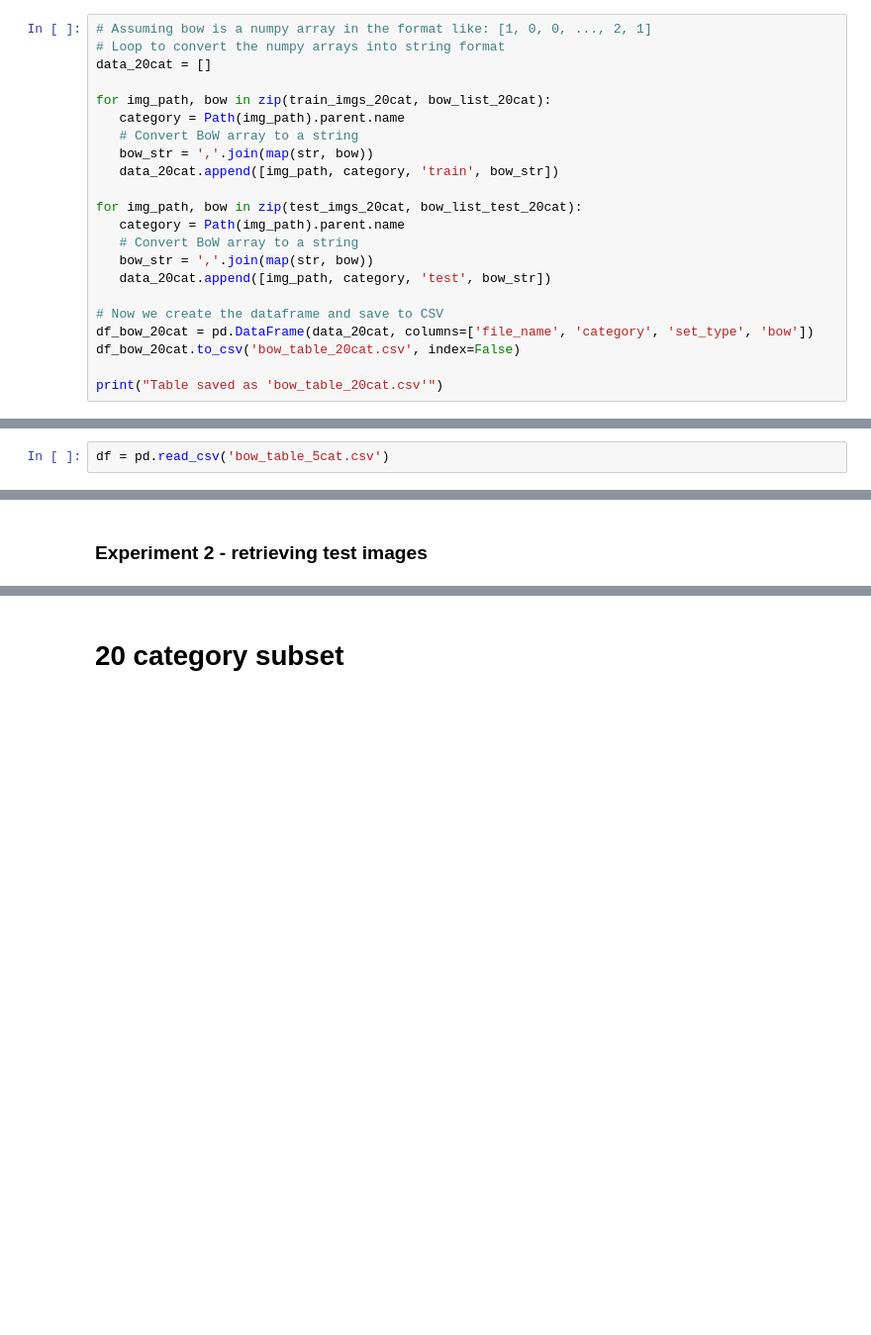
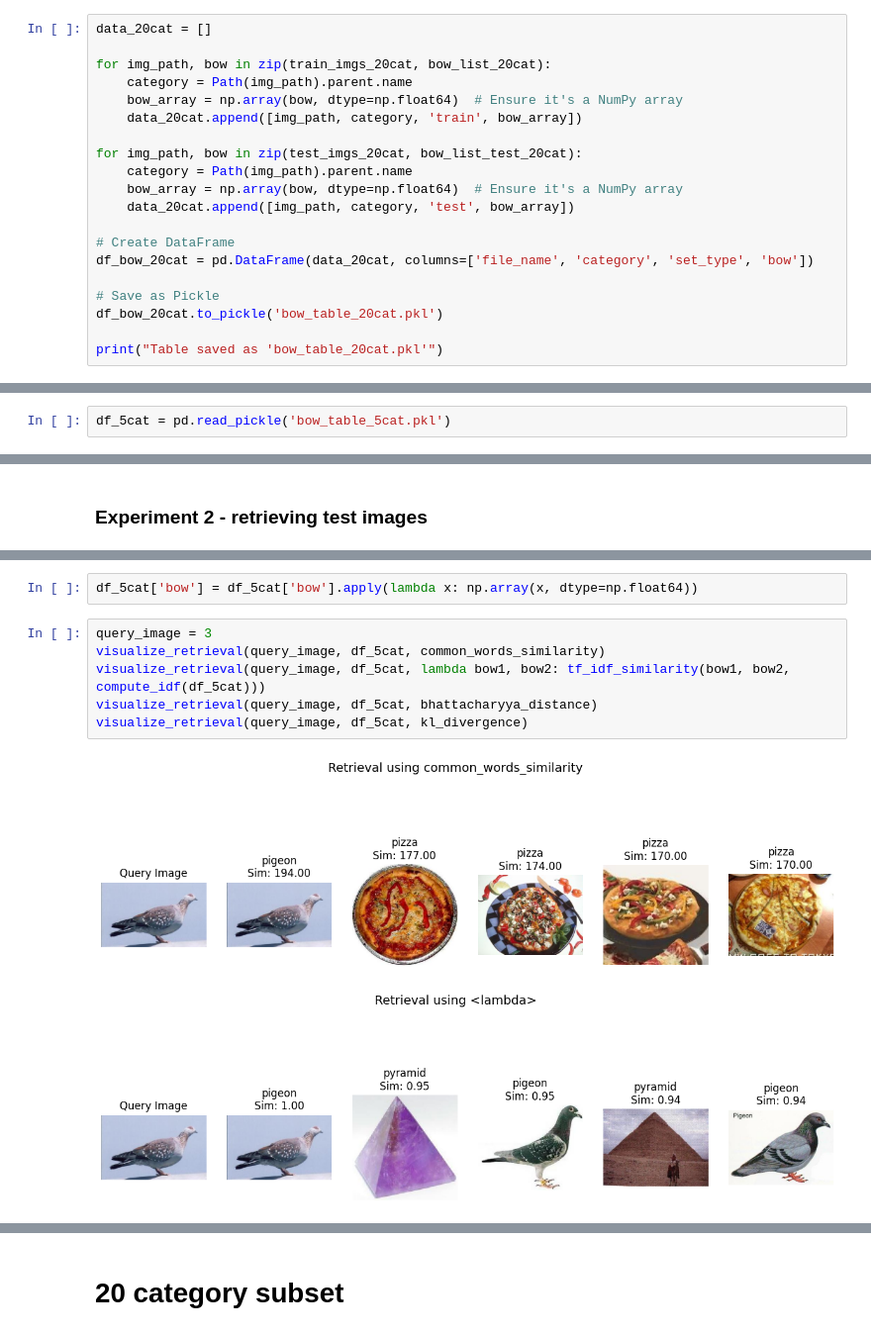
Before and after one commit to JoostKeiren/vision-and-image-proccessing-assingment-4-re-exam, a Jupyter notebook: A4.ipynb, the cells around one changed output, grey strips where cells are left out. Shown at 99% size. Drawn from its saved outputs; the diff is of its cells as text; blank space fills up the shorter version.

Commit message:
pickle format, test for 20 cat
and visualization, the test result and the visualization results are not really congruent

```diff
--- a/A4.ipynb
+++ b/A4.ipynb
@@ -510,23 +507,21 @@ df_bow_5cat.head()
 # %%
-# Assuming bow is a numpy array in the format like: [1, 0, 0, ..., 2, 1]
-# Loop to convert the numpy arrays into string format
 data_20cat = []
 
 for img_path, bow in zip(train_imgs_20cat, bow_list_20cat):
-   category = Path(img_path).parent.name
-   # Convert BoW array to a string
-   bow_str = ','.join(map(str, bow))
-   data_20cat.append([img_path, category, 'train', bow_str])
+    category = Path(img_path).parent.name
+    bow_array = np.array(bow, dtype=np.float64)  # Ensure it's a NumPy array
+    data_20cat.append([img_path, category, 'train', bow_array])
 
 for img_path, bow in zip(test_imgs_20cat, bow_list_test_20cat):
-   category = Path(img_path).parent.name
-   # Convert BoW array to a string
-   bow_str = ','.join(map(str, bow))
-   data_20cat.append([img_path, category, 'test', bow_str])
+    category = Path(img_path).parent.name
+    bow_array = np.array(bow, dtype=np.float64)  # Ensure it's a NumPy array
+    data_20cat.append([img_path, category, 'test', bow_array])
 
-# Now we create the dataframe and save to CSV
+# Create DataFrame
 df_bow_20cat = pd.DataFrame(data_20cat, columns=['file_name', 'category', 'set_type', 'bow'])
-df_bow_20cat.to_csv('bow_table_20cat.csv', index=False)
 
-print("Table saved as 'bow_table_20cat.csv'")
+# Save as Pickle
+df_bow_20cat.to_pickle('bow_table_20cat.pkl')
+
+print("Table saved as 'bow_table_20cat.pkl'")
 # %% [output]
@@ -589,8 +557,8 @@ query).
 • How often (in per cent) the correct category is in top-3
 # %% [markdown]
 ### 5 category subset
-# %%
-df = pd.read_csv('bow_table_5cat.csv')
+# %%
+df_5cat = pd.read_pickle('bow_table_5cat.pkl')
 # %%
 def parse_bow(bow_string):
     """
@@ -810,0 +778,11 @@ Similarity Measure: KL Divergence
+# %%
+df_5cat['bow'] = df_5cat['bow'].apply(lambda x: np.array(x, dtype=np.float64))
+# %%
+query_image = 3
+visualize_retrieval(query_image, df_5cat, common_words_similarity)
+visualize_retrieval(query_image, df_5cat, lambda bow1, bow2: tf_idf_similarity(bow1, bow2, compute_idf(df_5cat)))
+visualize_retrieval(query_image, df_5cat, bhattacharyya_distance)
+visualize_retrieval(query_image, df_5cat, kl_divergence)
+# %% [output]
+[figure, added]
+[figure, added]
```
Also changed, not shown: parts of 32 cells of this notebook, 4 other files.
